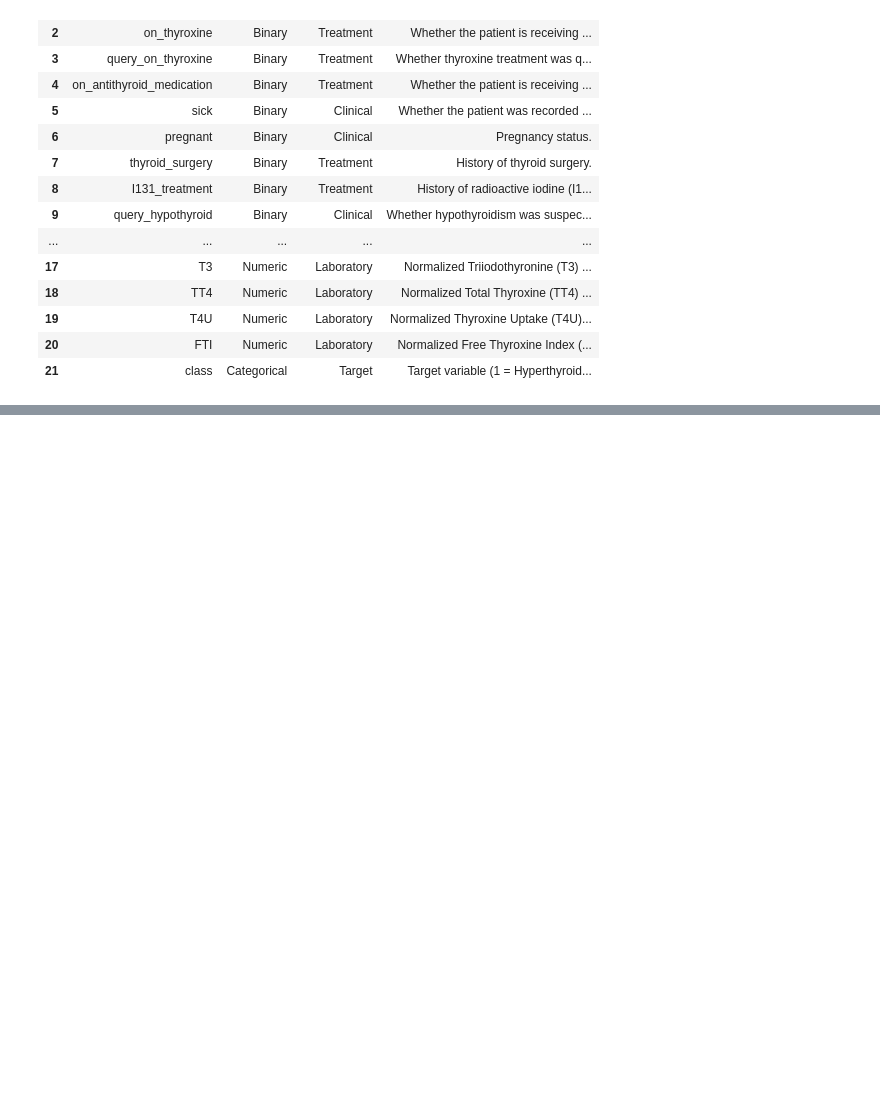
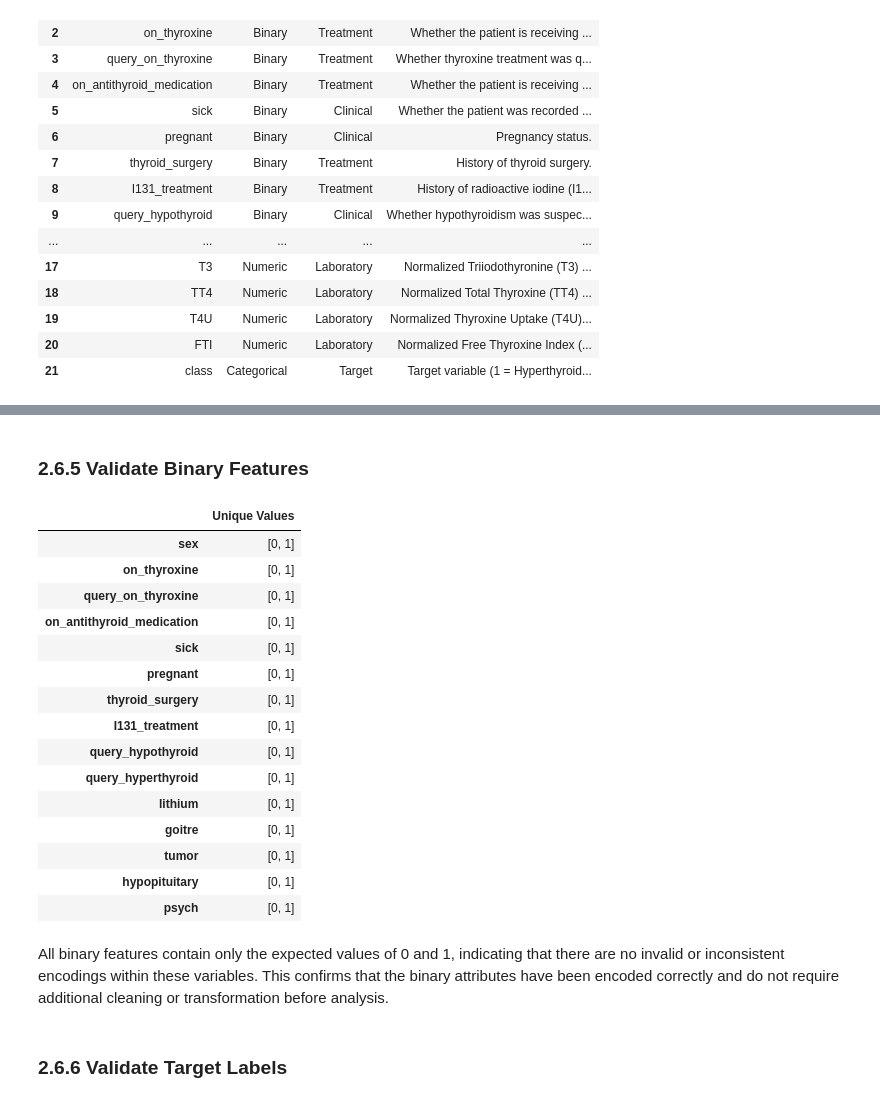
Before and after one commit to byegond-beep/Multi-class-Thyroid-Disease-Classification, a Jupyter notebook: notebook.ipynb, the cells around one changed output, grey strips where cells are left out. Saved outputs shown, nothing was run; the diff lists cells and outputs as text; code cells hidden in the pictures; blank space fills up the shorter version.

```diff
--- a/notebook.ipynb
+++ b/notebook.ipynb
@@ -325,0 +421,47 @@ data_dictionary
+# %% [markdown]
+### 2.6.5 Validate Binary Features
+# %%
+binary_features = [
+    "sex",
+    "on_thyroxine",
+    "query_on_thyroxine",
+    "on_antithyroid_medication",
+    "sick",
+    "pregnant",
+    "thyroid_surgery",
+    "I131_treatment",
+    "query_hypothyroid",
+    "query_hyperthyroid",
+    "lithium",
+    "goitre",
+    "tumor",
+    "hypopituitary",
+    "psych"
+]
+
+binary_validation = pd.DataFrame({
+    "Unique Values": [sorted(df[col].unique()) for col in binary_features]
+}, index=binary_features)
+
+binary_validation
+# %% [output]
+|  | Unique Values |
+| sex | [0, 1] |
+| on_thyroxine | [0, 1] |
+| query_on_thyroxine | [0, 1] |
+| on_antithyroid_medication | [0, 1] |
+| sick | [0, 1] |
+| pregnant | [0, 1] |
+| thyroid_surgery | [0, 1] |
+| I131_treatment | [0, 1] |
+| query_hypothyroid | [0, 1] |
+| query_hyperthyroid | [0, 1] |
+| lithium | [0, 1] |
+| goitre | [0, 1] |
+| tumor | [0, 1] |
+| hypopituitary | [0, 1] |
+| psych | [0, 1] |
+# %% [markdown]
+All binary features contain only the expected values of 0 and 1, indicating that there are no invalid or inconsistent encodings within these variables. This confirms that the binary attributes have been encoded correctly and do not require additional cleaning or transformation before analysis.
+# %% [markdown]
+### 2.6.6 Validate Target Labels
```
Also changed, not shown: parts of 16 cells of this notebook.
